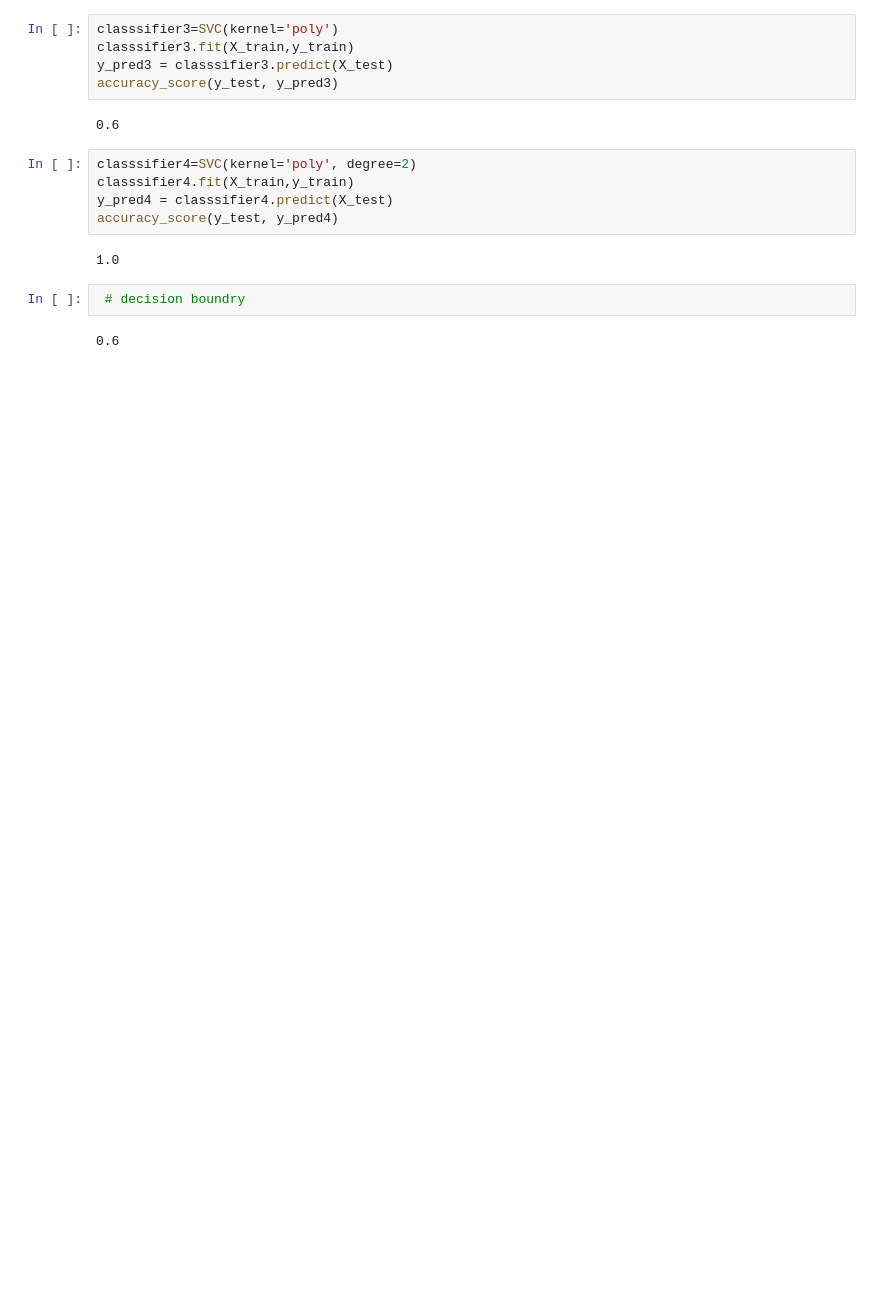
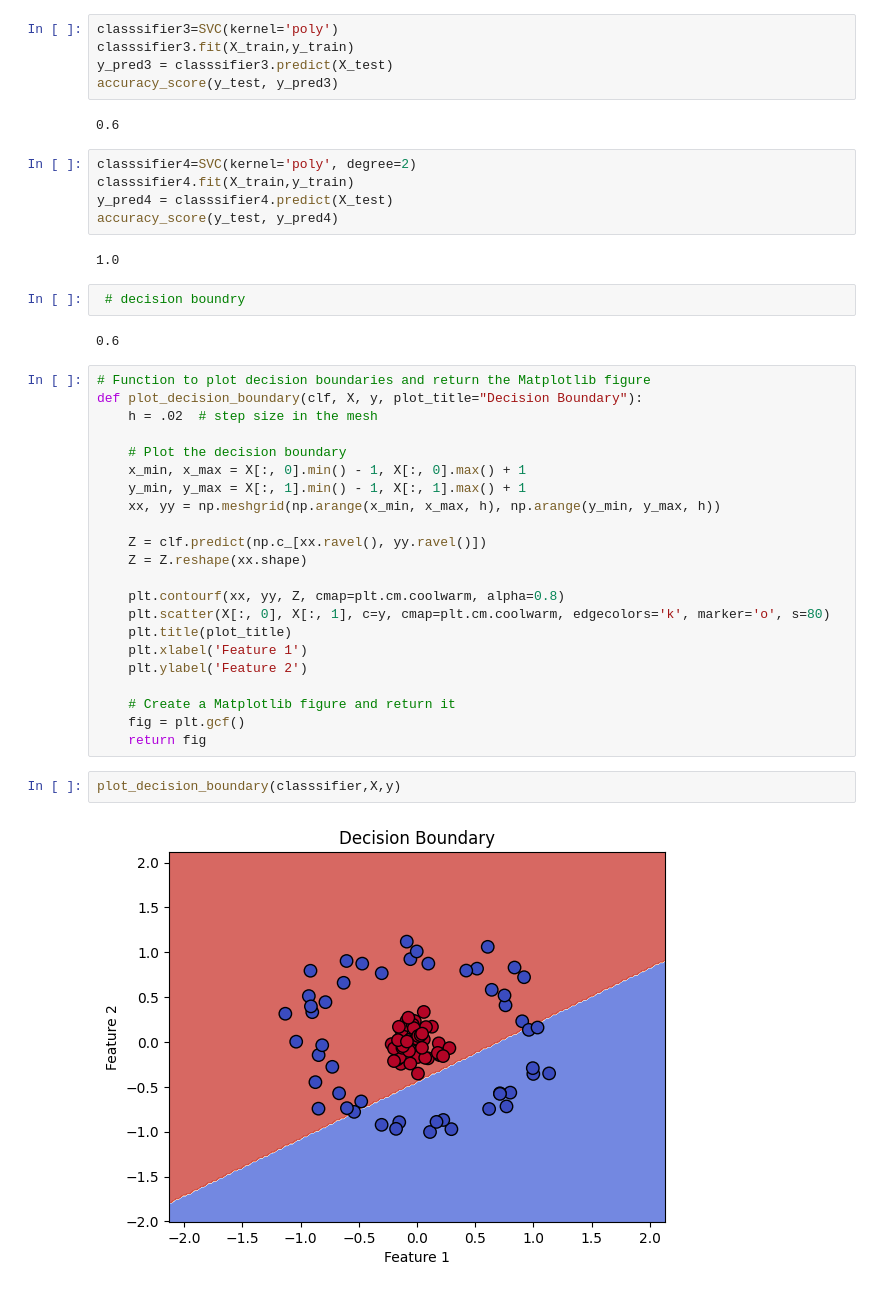
Before and after one commit to sankar0453/complete-machine-learning, a Jupyter notebook: svm_kernals_svm_regressor.ipynb, the cells around one changed output. Drawn from its saved outputs; the diff is of its cells as text; blank space fills up the shorter version.

```diff
--- a/svm_kernals_svm_regressor.ipynb
+++ b/svm_kernals_svm_regressor.ipynb
@@ -124,3 +126,29 @@ accuracy_score(y_test, y_pred4)
  # decision boundry
 # %% [output]
 0.6
+# %%
+# Function to plot decision boundaries and return the Matplotlib figure
+def plot_decision_boundary(clf, X, y, plot_title="Decision Boundary"):
+    h = .02  # step size in the mesh
+
+    # Plot the decision boundary
+    x_min, x_max = X[:, 0].min() - 1, X[:, 0].max() + 1
+    y_min, y_max = X[:, 1].min() - 1, X[:, 1].max() + 1
+    xx, yy = np.meshgrid(np.arange(x_min, x_max, h), np.arange(y_min, y_max, h))
+
+    Z = clf.predict(np.c_[xx.ravel(), yy.ravel()])
+    Z = Z.reshape(xx.shape)
+
+    plt.contourf(xx, yy, Z, cmap=plt.cm.coolwarm, alpha=0.8)
+    plt.scatter(X[:, 0], X[:, 1], c=y, cmap=plt.cm.coolwarm, edgecolors='k', marker='o', s=80)
+    plt.title(plot_title)
+    plt.xlabel('Feature 1')
+    plt.ylabel('Feature 2')
+
+    # Create a Matplotlib figure and return it
+    fig = plt.gcf()
+    return fig
+# %%
+plot_decision_boundary(classsifier,X,y)
+# %% [output]
+[figure, added]
```
Also changed, not shown: parts of 10 cells of this notebook.
